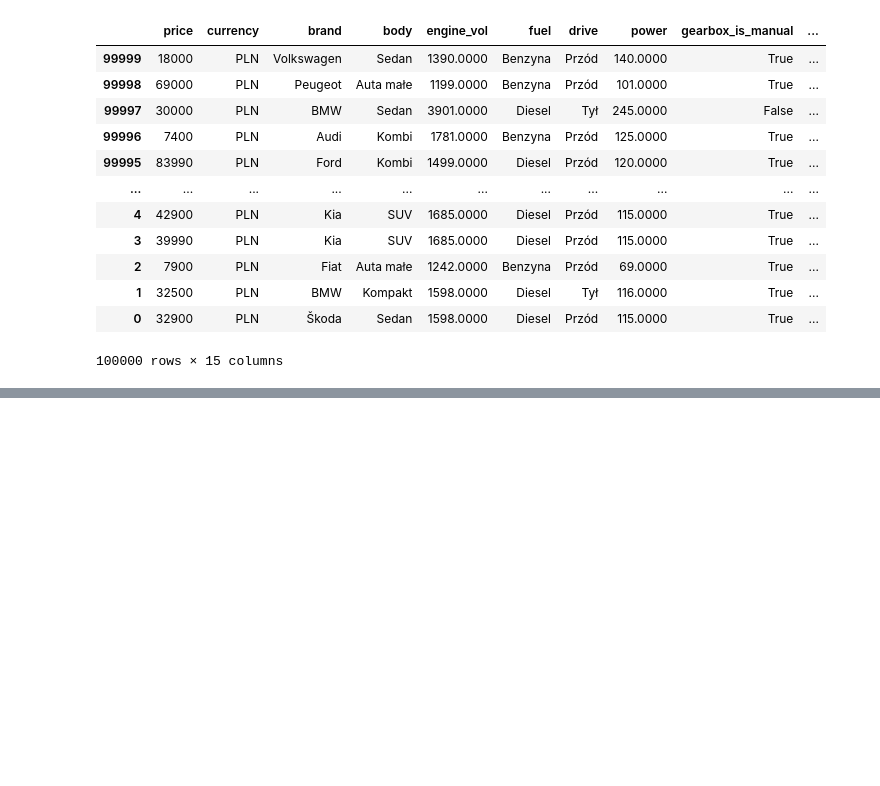
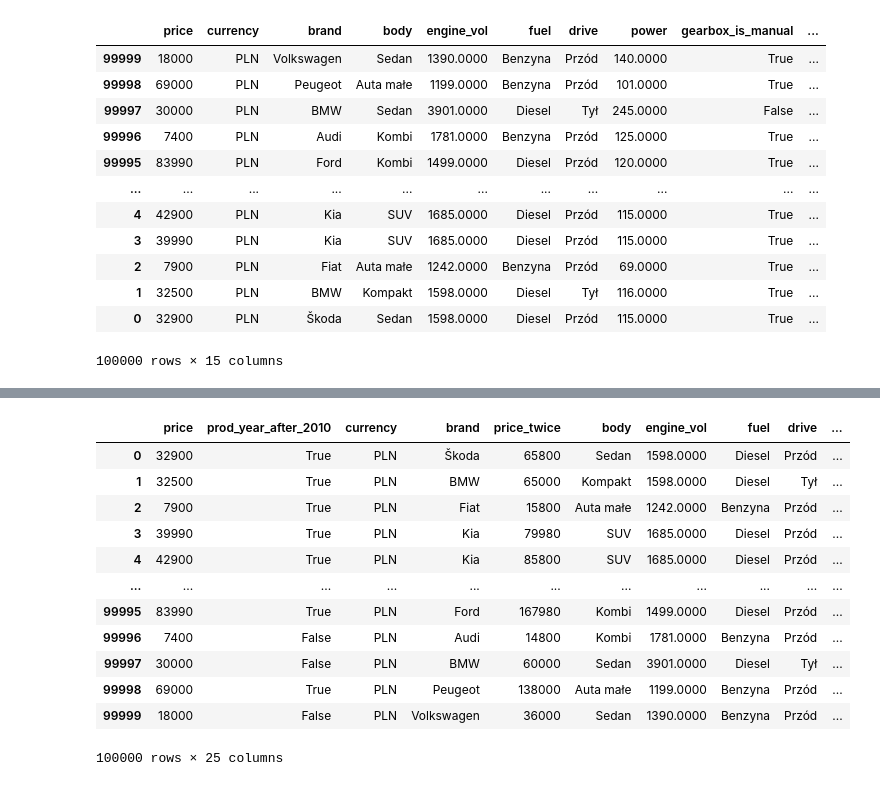
Before and after one commit to RastaAmanek/github, a Jupyter notebook: Pandas_csv.ipynb, the cells around one changed output, grey strips where cells are left out. Saved outputs shown, nothing was run; the diff lists cells and outputs as text; code cells hidden in the pictures; blank space fills up the shorter version.

```diff
--- a/Pandas_csv.ipynb
+++ b/Pandas_csv.ipynb
@@ -527,0 +814,17 @@ df[["power", "mileage"]]
+# %%
+df.insert(1, "prod_year_after_2010", df["prod_year"].apply(lambda x: x > 2010))
+df
+# %% [output]
+|  | price | prod_year_after_2010 | currency | brand | price_twice | body | engine_vol | fuel | drive | ... |
+| 0 | 32900 | True | PLN | Škoda | 65800 | Sedan | 1598.0000 | Diesel | Przód | ... |
+| 1 | 32500 | True | PLN | BMW | 65000 | Kompakt | 1598.0000 | Diesel | Tył | ... |
+| 2 | 7900 | True | PLN | Fiat | 15800 | Auta małe | 1242.0000 | Benzyna | Przód | ... |
+| 3 | 39990 | True | PLN | Kia | 79980 | SUV | 1685.0000 | Diesel | Przód | ... |
+| 4 | 42900 | True | PLN | Kia | 85800 | SUV | 1685.0000 | Diesel | Przód | ... |
+| ... | ... | ... | ... | ... | ... | ... | ... | ... | ... | ... |
+| 99995 | 83990 | True | PLN | Ford | 167980 | Kombi | 1499.0000 | Diesel | Przód | ... |
+| 99996 | 7400 | False | PLN | Audi | 14800 | Kombi | 1781.0000 | Benzyna | Przód | ... |
+| 99997 | 30000 | False | PLN | BMW | 60000 | Sedan | 3901.0000 | Diesel | Tył | ... |
+| 99998 | 69000 | True | PLN | Peugeot | 138000 | Auta małe | 1199.0000 | Benzyna | Przód | ... |
+| 99999 | 18000 | False | PLN | Volkswagen | 36000 | Sedan | 1390.0000 | Benzyna | Przód | ... |
+100000 rows × 25 columns
```
Also changed, not shown: parts of 36 cells of this notebook.
